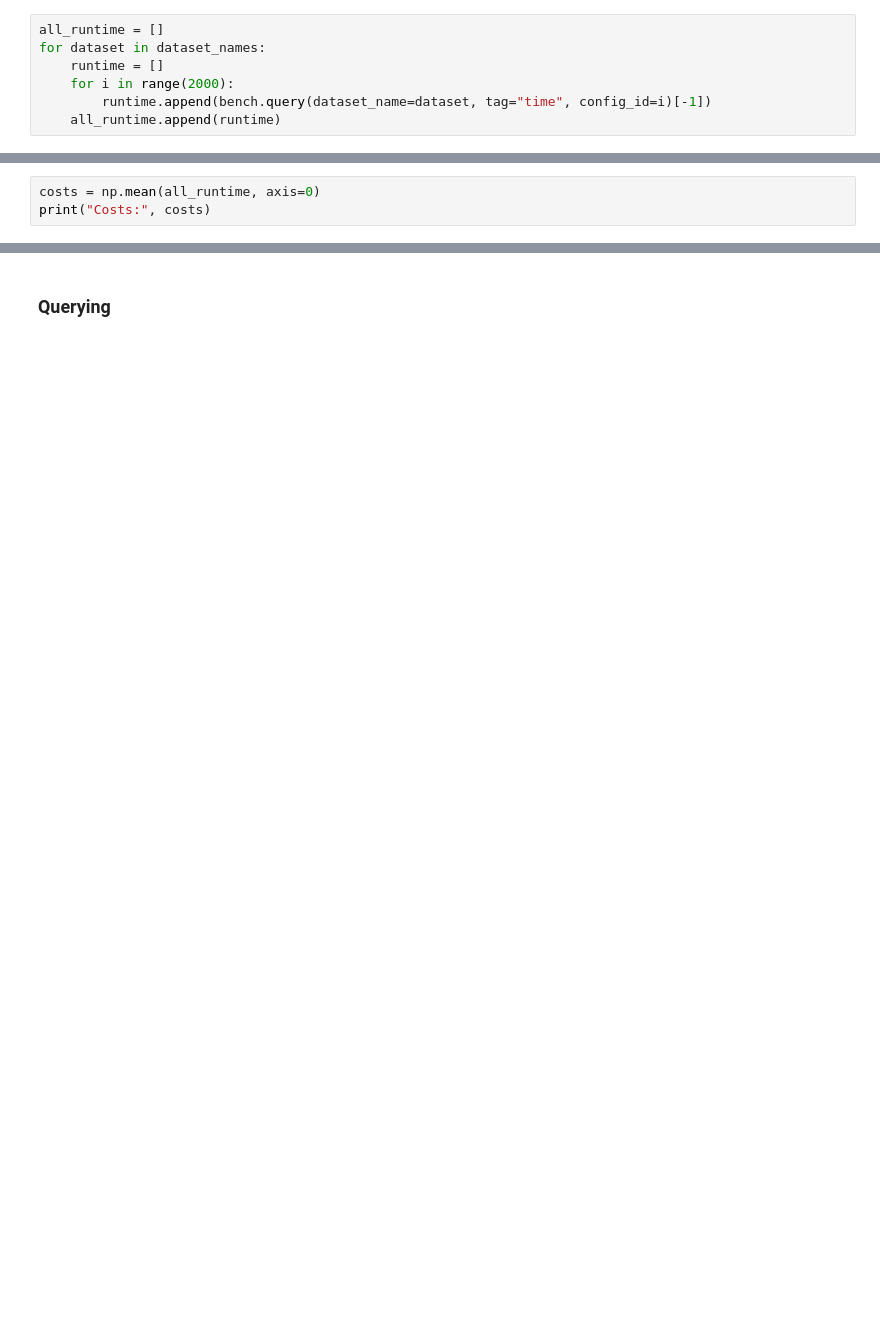
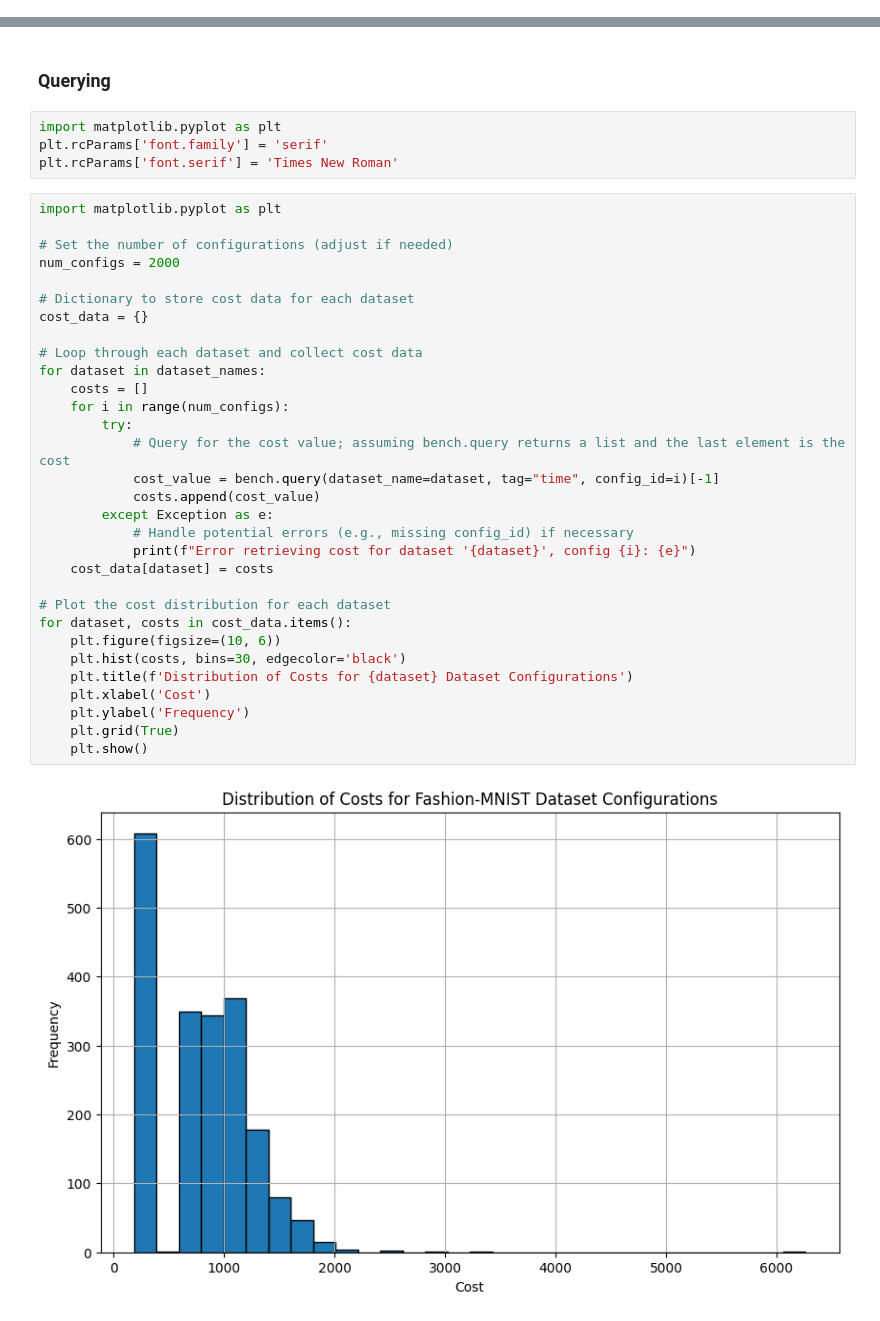
Before and after one commit to QianJaneXie/CostAwareStoppingBayesOpt, a Jupyter notebook: notebooks/LCBench.ipynb, the cells around one changed output, grey strips where cells are left out. Drawn from its saved outputs; the diff is of its cells as text; blank space fills up the shorter version.

```diff
--- a/notebooks/LCBench.ipynb
+++ b/notebooks/LCBench.ipynb
@@ -63,7 +71,0 @@ for dataset in dataset_names:
-# %%
-all_runtime = []
-for dataset in dataset_names:
-    runtime = []
-    for i in range(2000):
-        runtime.append(bench.query(dataset_name=dataset, tag="time", config_id=i)[-1])
-    all_runtime.append(runtime)
@@ -87,3 +71,0 @@ Standard deviations: [0.45688827 0.54632544 0.4883956  ... 0.37245781 0.5064816
-# %%
-costs = np.mean(all_runtime, axis=0)
-print("Costs:", costs)
@@ -200,2 +72,39 @@ Expected budget: 41077.28335851062
 # %% [markdown]
 ### Querying
+# %%
+import matplotlib.pyplot as plt
+plt.rcParams['font.family'] = 'serif'
+plt.rcParams['font.serif'] = 'Times New Roman'
+# %%
+import matplotlib.pyplot as plt
+
+# Set the number of configurations (adjust if needed)
+num_configs = 2000
+
+# Dictionary to store cost data for each dataset
+cost_data = {}
+
+# Loop through each dataset and collect cost data
+for dataset in dataset_names:
+    costs = []
+    for i in range(num_configs):
+        try:
+            # Query for the cost value; assuming bench.query returns a list and the last element is the cost
+            cost_value = bench.query(dataset_name=dataset, tag="time", config_id=i)[-1]
+            costs.append(cost_value)
+        except Exception as e:
+            # Handle potential errors (e.g., missing config_id) if necessary
+            print(f"Error retrieving cost for dataset '{dataset}', config {i}: {e}")
+    cost_data[dataset] = costs
+
+# Plot the cost distribution for each dataset
+for dataset, costs in cost_data.items():
+    plt.figure(figsize=(10, 6))
+    plt.hist(costs, bins=30, edgecolor='black')
+    plt.title(f'Distribution of Costs for {dataset} Dataset Configurations')
+    plt.xlabel('Cost')
+    plt.ylabel('Frequency')
+    plt.grid(True)
+    plt.show()
+# %% [output]
+[figure, added]
```
Also changed, not shown: parts of 36 cells of this notebook.
